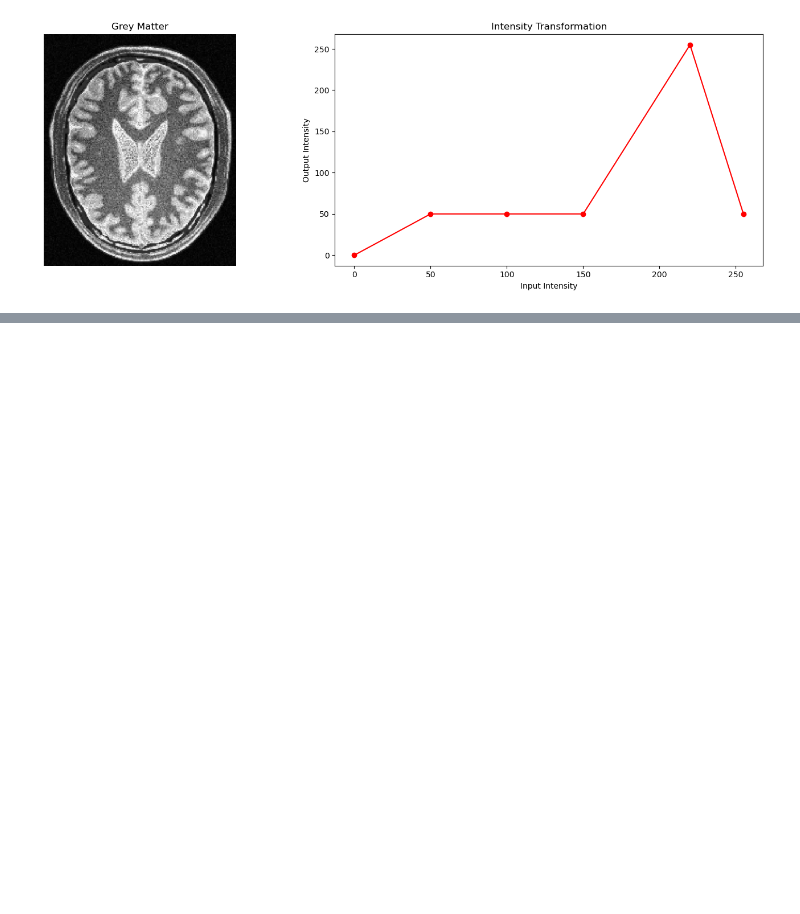
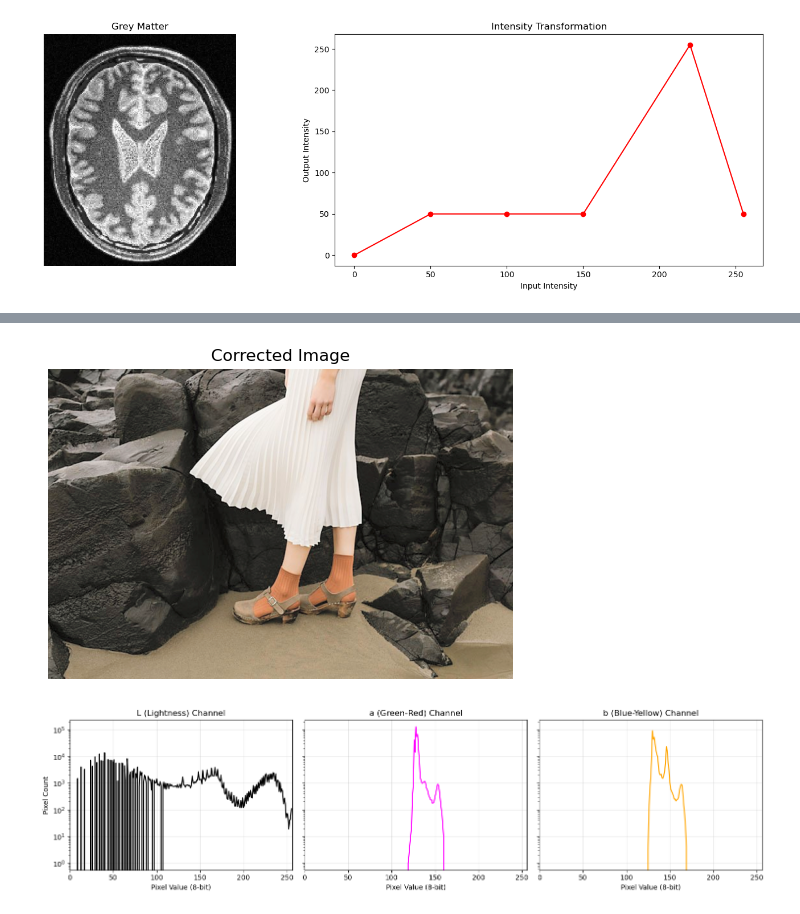
Before and after one commit to oshan-imaduwage/EN3160_Assignment_01, a Jupyter notebook: Assignment_01.ipynb, the cells around one changed output, grey strips where cells are left out. Cells and saved outputs as stored; diff of their text form; code cells hidden in the pictures; blank space fills up the shorter version.

```diff
--- a/Assignment_01.ipynb
+++ b/Assignment_01.ipynb
@@ -135,0 +163,36 @@ def gamma_correction(image, gamma):
+# %%
+def gamma_correction(image, gamma):
+    return np.clip(255 * (image / 255) ** gamma, 0, 255).astype(np.uint8)
+
+l_channel_im3_corrected = gamma_correction(l_channel_im3, 0.6)
+im3_lab_corrected = im3_lab.copy()
+im3_lab_corrected[:, :, 0] = l_channel_im3_corrected
+im3_corrected = cv2.cvtColor(im3_lab_corrected, cv2.COLOR_LAB2RGB)
+
+channels = ("L (Lightness)", "a (Green-Red)", "b (Blue-Yellow)")
+colors = ("black", "magenta", "orange")
+
+plt.figure(figsize=(6, 5))
+plt.imshow(im3_corrected)
+plt.title("Corrected Image")
+plt.axis("off")
+plt.show()
+
+fig, axes = plt.subplots(1, 3, figsize=(15, 4), sharey=True)
+
+for idx, (ax, name, color) in enumerate(zip(axes, channels, colors)):
+    hist = cv2.calcHist([im3_lab_corrected], [idx], None, [256], [0, 256])
+
+    ax.plot(hist, color=color, lw=1.5)
+    ax.set_title(f"{name} Channel")
+    ax.set_xlim([0, 256])
+    ax.set_yscale("log")
+    ax.set_xlabel("Pixel Value (8-bit)")
+    ax.grid(alpha=0.3)
+
+axes[0].set_ylabel("Pixel Count")
+plt.tight_layout()
+plt.show()
+# %% [output]
+[figure, added]
+[figure, added]
```
Also changed, not shown: parts of 3 cells of this notebook.
